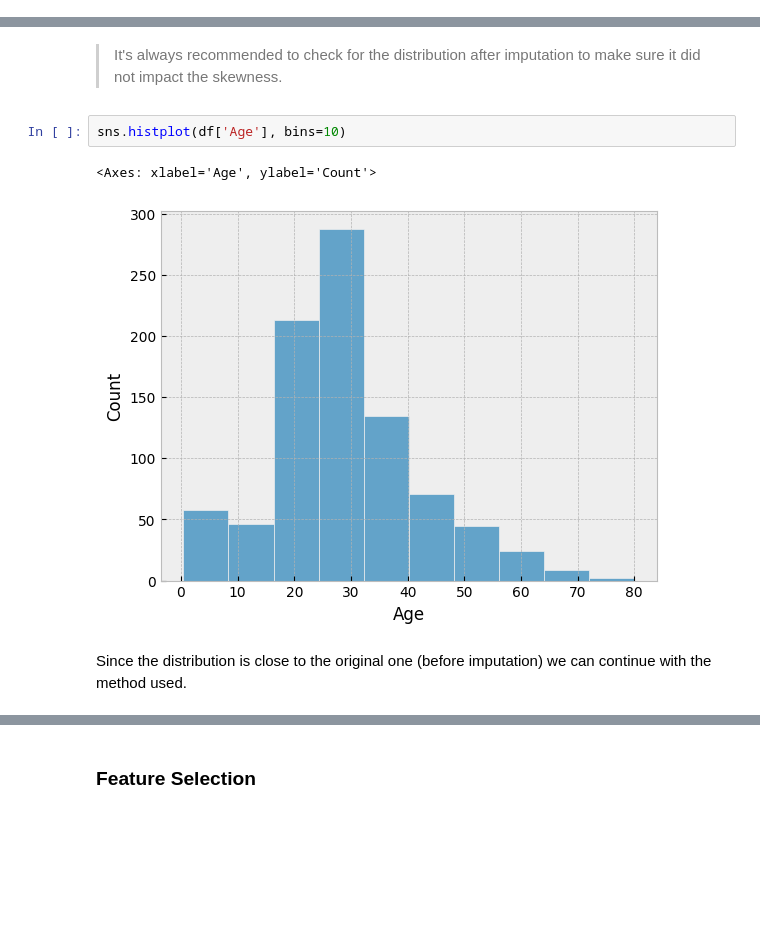
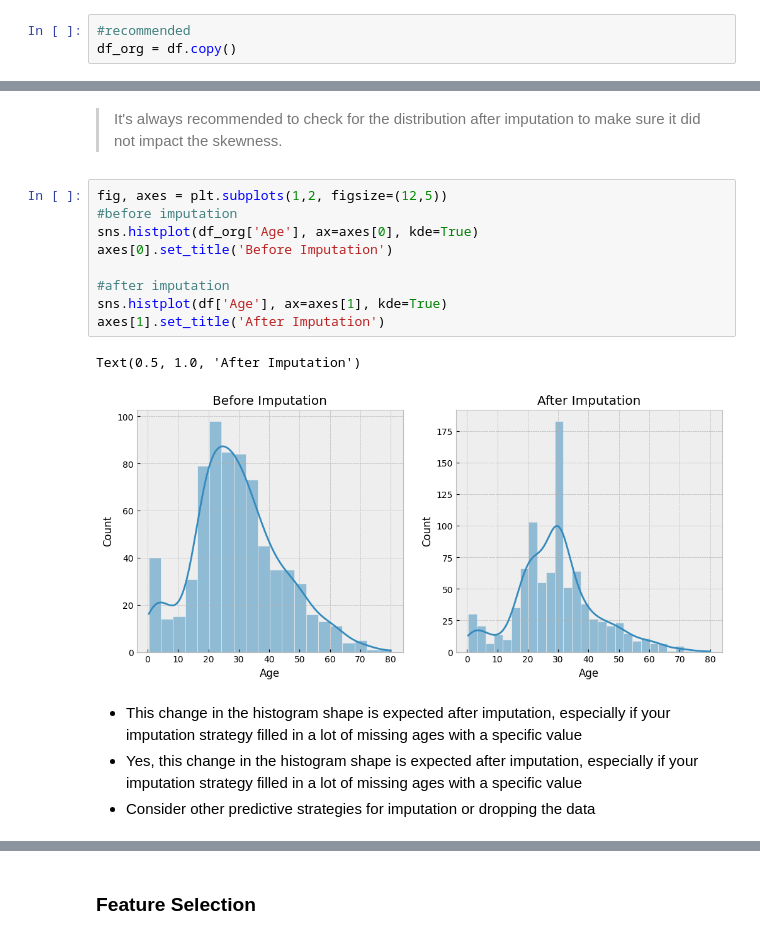
Before and after one commit to BasselD/ai-ml-training, a Jupyter notebook: 04_machine_learning/supervised_learning/preprocessing_data_for_ml.ipynb, the cells around one changed output, grey strips where cells are left out. Cells and saved outputs as stored; diff of their text form; blank space fills up the shorter version.

```diff
--- a/04_machine_learning/supervised_learning/preprocessing_data_for_ml.ipynb
+++ b/04_machine_learning/supervised_learning/preprocessing_data_for_ml.ipynb
@@ -351,5 +351,8 @@ df.sample(12)
 # %% [markdown]
 there were a total of 2240 passengers/crew on the titanic.  the data set is 891 with survival status.  the ML will help us fill in the survival status of the 2240 passenger, based on variables we determine, cabin, sex, pclass, etc
+# %%
+#recommended
+df_org = df.copy()
 # %% [markdown]
 ### Imputation
 # %%
@@ -487,13 +490,22 @@ df['Age'].isna().sum()
 0
 # %% [markdown]
 > It's always recommended to check for the distribution after imputation to make sure it did not impact the skewness.
-# %%
-sns.histplot(df['Age'], bins=10)
-# %% [output]
-<Axes: xlabel='Age', ylabel='Count'>
-[figure, removed]
-# %% [markdown]
-Since the distribution is close to the original one (before imputation) we can continue with the method used.
+# %%
+fig, axes = plt.subplots(1,2, figsize=(12,5))
+#before imputation
+sns.histplot(df_org['Age'], ax=axes[0], kde=True)
+axes[0].set_title('Before Imputation')
+
+#after imputation
+sns.histplot(df['Age'], ax=axes[1], kde=True)
+axes[1].set_title('After Imputation')
+# %% [output]
+Text(0.5, 1.0, 'After Imputation')
+[figure, added]
+# %% [markdown]
+- This change in the histogram shape is expected after imputation, especially if your imputation strategy filled in a lot of missing ages with a specific value
+- Yes, this change in the histogram shape is expected after imputation, especially if your imputation strategy filled in a lot of missing ages with a specific value
+- Consider other predictive strategies for imputation or dropping the data
 # %%
 #For Emabkred
 df.dropna(inplace=True)
```
Also changed, not shown: parts of 36 cells of this notebook.
